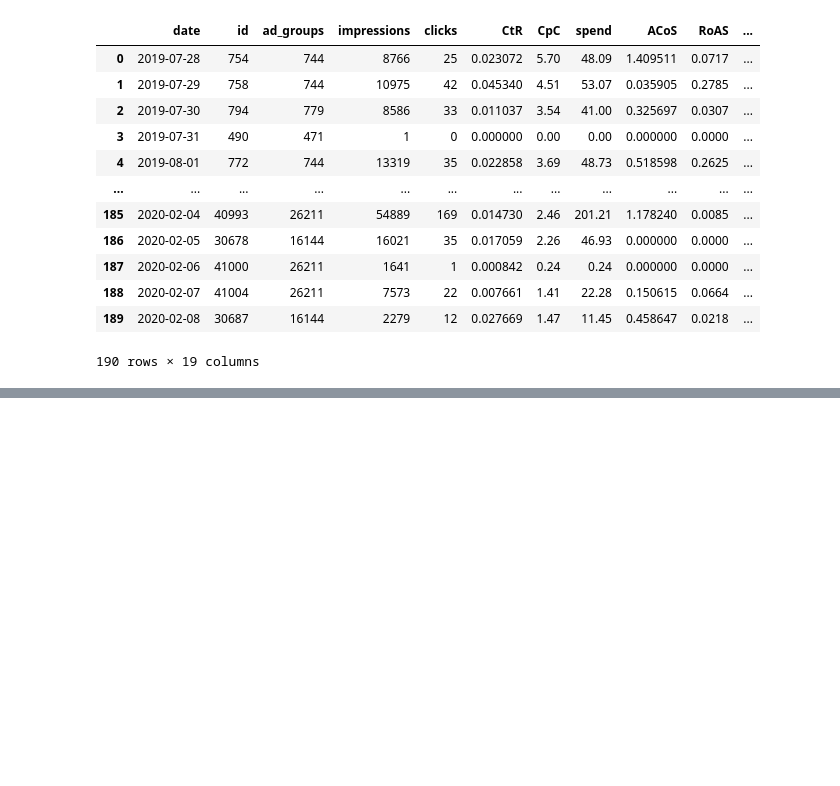
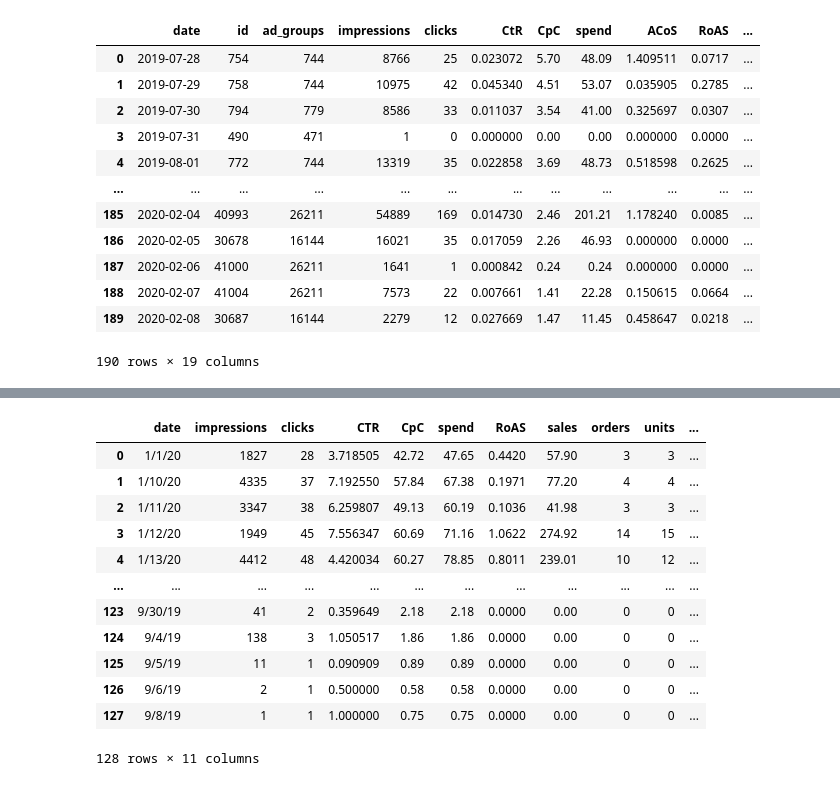
Before and after one commit to JuliaSokolova/amazon_-eCommerce_optimization, a Jupyter notebook: Untitled.ipynb, the cells around one changed output, grey strips where cells are left out. Cells and saved outputs as stored; diff of their text form; code cells hidden in the pictures; blank space fills up the shorter version.

Commit message:
finish search eda

```diff
--- a/Untitled.ipynb
+++ b/Untitled.ipynb
@@ -388,6 +388,9 @@ from src.search import get_search_terms, search_term_data, plot_search_charts
 search = pd.read_csv('data/AMSSearch.csv')
 search_details = pd.read_csv('data/AMSSearchDetail.csv')
 term = 'hand sanitizer'
+camp = 1248
+# %%
+data = search_term_data_campaign(term, search, search_details, camp)
 # %%
 all_terms = get_search_terms(search)
 term_data = search_term_data(term, search, search_details)
@@ -397,3 +400,19 @@ plot_search_charts(term, search, search_details)
 [interactive output not drawn]
 [interactive output not drawn]
 [interactive output not drawn]
+# %%
+data
+# %% [output]
+|  | date | impressions | clicks | CTR | CpC | spend | RoAS | sales | orders | units | ... |
+| 0 | 1/1/20 | 1827 | 28 | 3.718505 | 42.72 | 47.65 | 0.4420 | 57.90 | 3 | 3 | ... |
+| 1 | 1/10/20 | 4335 | 37 | 7.192550 | 57.84 | 67.38 | 0.1971 | 77.20 | 4 | 4 | ... |
+| 2 | 1/11/20 | 3347 | 38 | 6.259807 | 49.13 | 60.19 | 0.1036 | 41.98 | 3 | 3 | ... |
+| 3 | 1/12/20 | 1949 | 45 | 7.556347 | 60.69 | 71.16 | 1.0622 | 274.92 | 14 | 15 | ... |
+| 4 | 1/13/20 | 4412 | 48 | 4.420034 | 60.27 | 78.85 | 0.8011 | 239.01 | 10 | 12 | ... |
+| ... | ... | ... | ... | ... | ... | ... | ... | ... | ... | ... | ... |
+| 123 | 9/30/19 | 41 | 2 | 0.359649 | 2.18 | 2.18 | 0.0000 | 0.00 | 0 | 0 | ... |
+| 124 | 9/4/19 | 138 | 3 | 1.050517 | 1.86 | 1.86 | 0.0000 | 0.00 | 0 | 0 | ... |
+| 125 | 9/5/19 | 11 | 1 | 0.090909 | 0.89 | 0.89 | 0.0000 | 0.00 | 0 | 0 | ... |
+| 126 | 9/6/19 | 2 | 1 | 0.500000 | 0.58 | 0.58 | 0.0000 | 0.00 | 0 | 0 | ... |
+| 127 | 9/8/19 | 1 | 1 | 1.000000 | 0.75 | 0.75 | 0.0000 | 0.00 | 0 | 0 | ... |
+128 rows × 11 columns
```
Also changed, not shown: parts of 1 cell of this notebook, 4 other files.
